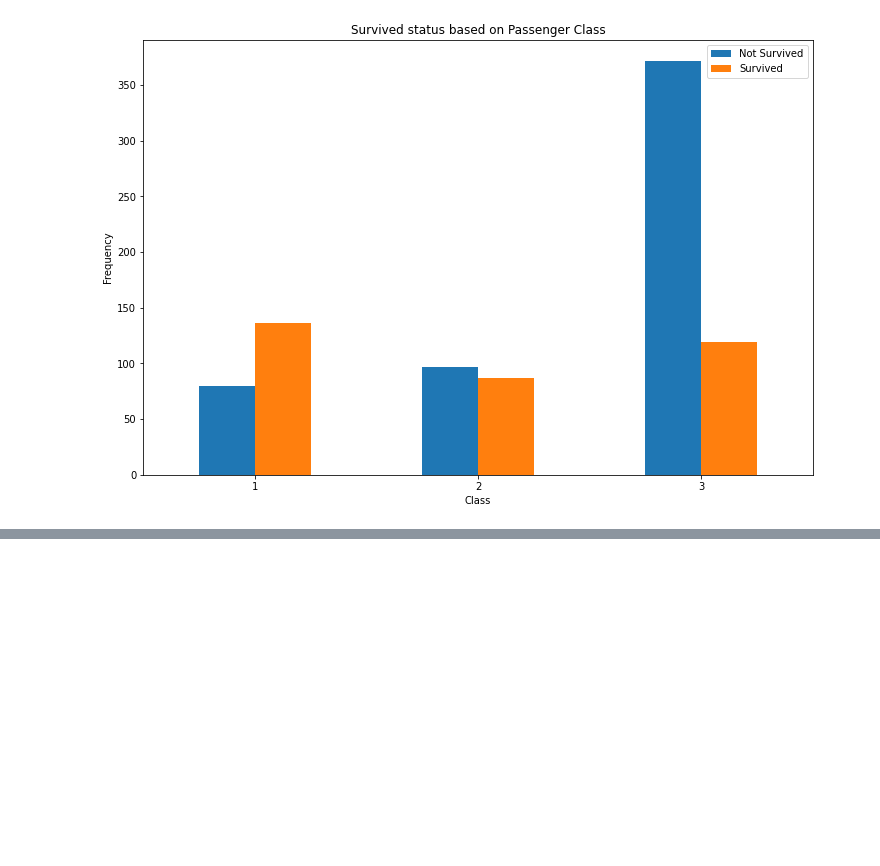
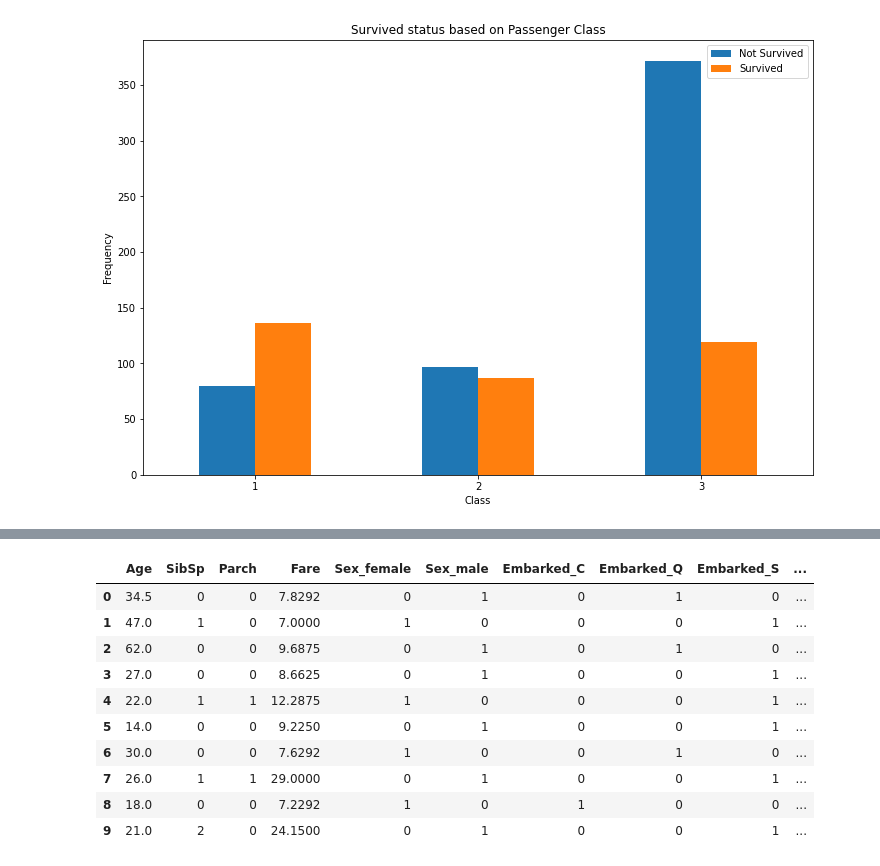
Before and after one commit to ckavana/ITCS-3162-Final-project---group-12, a Jupyter notebook: preprocessing.ipynb, the cells around one changed output, grey strips where cells are left out. Saved outputs shown, nothing was run; the diff lists cells and outputs as text; code cells hidden in the pictures; blank space fills up the shorter version.

Commit message:
change the test data to 30% and add Random Tree model

```diff
--- a/preprocessing.ipynb
+++ b/preprocessing.ipynb
@@ -220,0 +325,5 @@ Text(0, 0.5, 'Frequency')
+# %%
+# Decision Tree
+dt_model = DecisionTreeClassifier()
+# %%
+dt_model.fit(x_train, y_train)
@@ -220,0 +393,3 @@ Text(0, 0.5, 'Frequency')
+# %%
+dt_test_df = test_df
+dt_test_df.head()
@@ -220,0 +403,3 @@ Text(0, 0.5, 'Frequency')
+# %%
+dt_test_pred = dt_model.predict(dt_test_df)
+dt_test_pred
@@ -220,0 +426,16 @@ Text(0, 0.5, 'Frequency')
+# %%
+# Add prediction to test dataset from the DT model
+dt_test_df['Survived'] = dt_test_pred
+dt_test_df.head(10)
+# %% [output]
+|  | Age | SibSp | Parch | Fare | Sex_female | Sex_male | Embarked_C | Embarked_Q | Embarked_S | ... |
+| 0 | 34.5 | 0 | 0 | 7.8292 | 0 | 1 | 0 | 1 | 0 | ... |
+| 1 | 47.0 | 1 | 0 | 7.0000 | 1 | 0 | 0 | 0 | 1 | ... |
+| 2 | 62.0 | 0 | 0 | 9.6875 | 0 | 1 | 0 | 1 | 0 | ... |
+| 3 | 27.0 | 0 | 0 | 8.6625 | 0 | 1 | 0 | 0 | 1 | ... |
+| 4 | 22.0 | 1 | 1 | 12.2875 | 1 | 0 | 0 | 0 | 1 | ... |
+| 5 | 14.0 | 0 | 0 | 9.2250 | 0 | 1 | 0 | 0 | 1 | ... |
+| 6 | 30.0 | 0 | 0 | 7.6292 | 1 | 0 | 0 | 1 | 0 | ... |
+| 7 | 26.0 | 1 | 1 | 29.0000 | 0 | 1 | 0 | 0 | 1 | ... |
+| 8 | 18.0 | 0 | 0 | 7.2292 | 1 | 0 | 1 | 0 | 0 | ... |
+| 9 | 21.0 | 2 | 0 | 24.1500 | 0 | 1 | 0 | 0 | 1 | ... |
```
Also changed, not shown: parts of 25 cells of this notebook.
